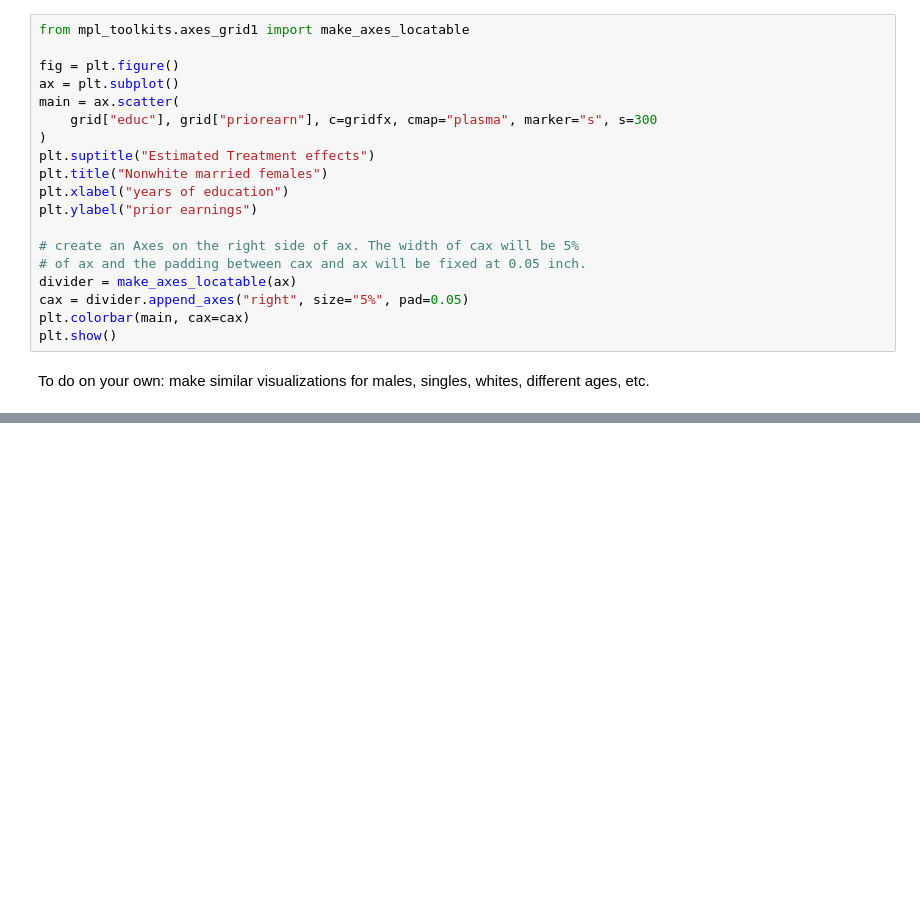
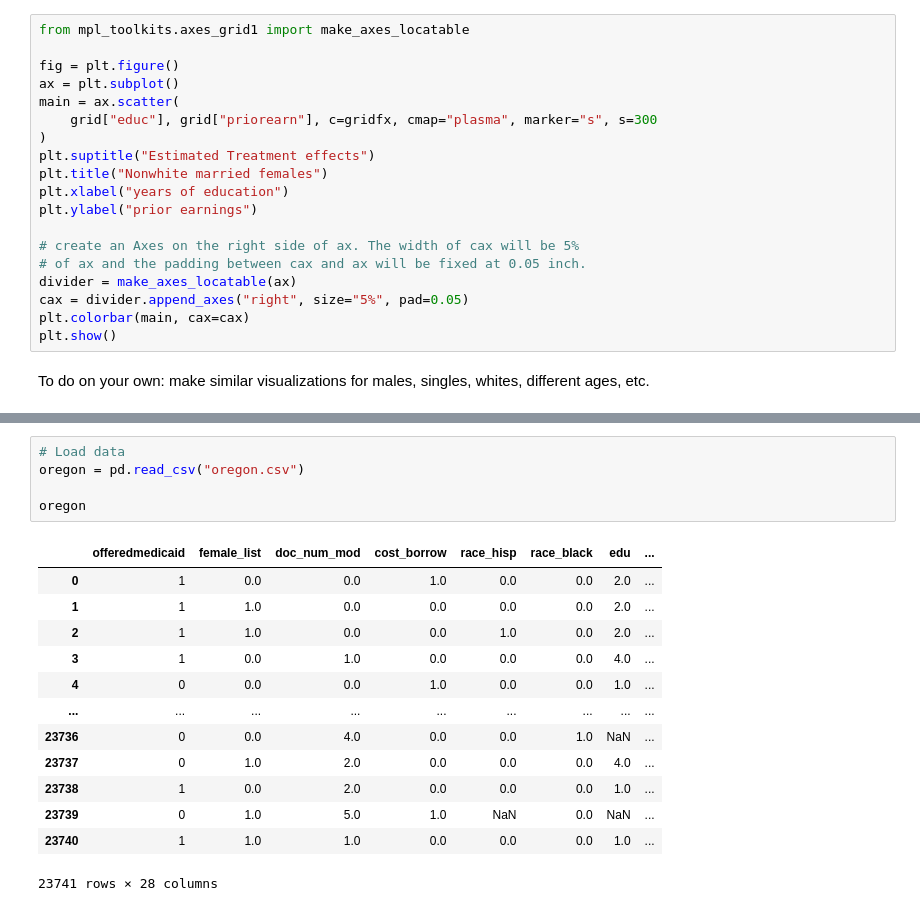
Before and after one commit to brighamfrandsen/econ484, a Jupyter notebook: examples/14 Heterogeneous Treatment Effects.ipynb, the cells around one changed output, grey strips where cells are left out. Cells and saved outputs as stored; diff of their text form; blank space fills up the shorter version.

```diff
--- a/examples/14 Heterogeneous Treatment Effects.ipynb
+++ b/examples/14 Heterogeneous Treatment Effects.ipynb
@@ -292,0 +297,19 @@ To do on your own: make similar visualizations for males, singles, whites, diffe
+# %%
+# Load data
+oregon = pd.read_csv("oregon.csv")
+
+oregon
+# %% [output]
+|  | offeredmedicaid | female_list | doc_num_mod | cost_borrow | race_hisp | race_black | edu | ... |
+| 0 | 1 | 0.0 | 0.0 | 1.0 | 0.0 | 0.0 | 2.0 | ... |
+| 1 | 1 | 1.0 | 0.0 | 0.0 | 0.0 | 0.0 | 2.0 | ... |
+| 2 | 1 | 1.0 | 0.0 | 0.0 | 1.0 | 0.0 | 2.0 | ... |
+| 3 | 1 | 0.0 | 1.0 | 0.0 | 0.0 | 0.0 | 4.0 | ... |
+| 4 | 0 | 0.0 | 0.0 | 1.0 | 0.0 | 0.0 | 1.0 | ... |
+| ... | ... | ... | ... | ... | ... | ... | ... | ... |
+| 23736 | 0 | 0.0 | 4.0 | 0.0 | 0.0 | 1.0 | NaN | ... |
+| 23737 | 0 | 1.0 | 2.0 | 0.0 | 0.0 | 0.0 | 4.0 | ... |
+| 23738 | 1 | 0.0 | 2.0 | 0.0 | 0.0 | 0.0 | 1.0 | ... |
+| 23739 | 0 | 1.0 | 5.0 | 1.0 | NaN | 0.0 | NaN | ... |
+| 23740 | 1 | 1.0 | 1.0 | 0.0 | 0.0 | 0.0 | 1.0 | ... |
+23741 rows × 28 columns
```
Also changed, not shown: parts of 3 cells of this notebook.
